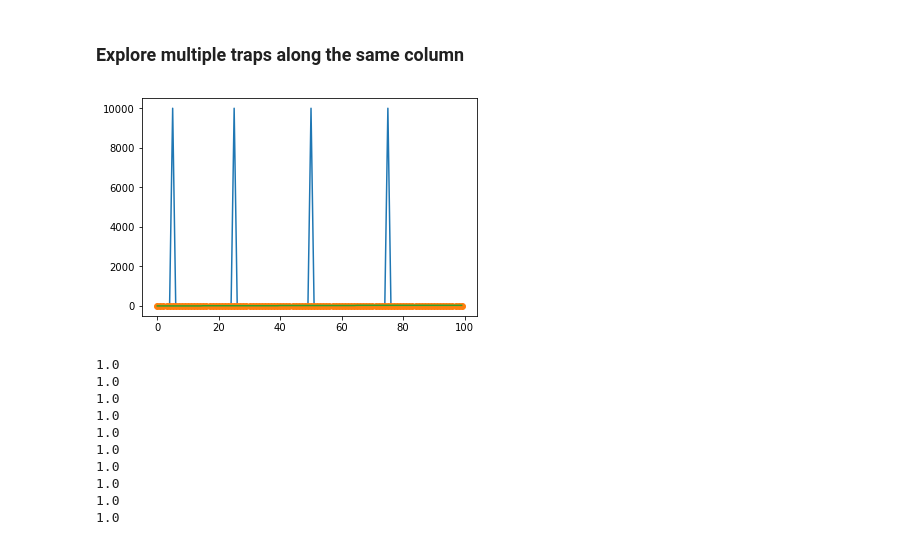
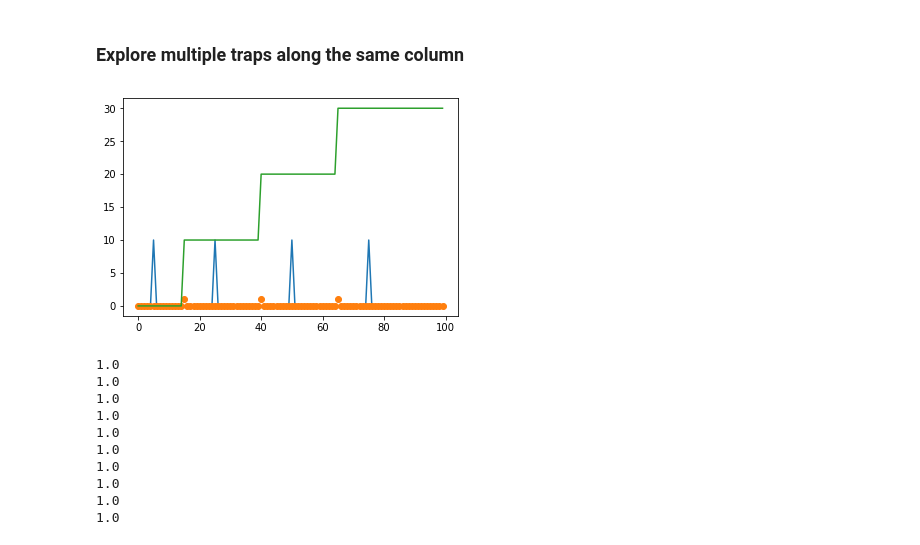
Before and after one commit to mjrfringes/crispy, a Jupyter notebook: docs/source/notebooks/TrapsExperiments.ipynb, the cells around one changed output. Saved outputs shown, nothing was run; the diff lists cells and outputs as text; code cells hidden in the pictures.

```diff
--- a/docs/source/notebooks/TrapsExperiments.ipynb
+++ b/docs/source/notebooks/TrapsExperiments.ipynb
@@ -110,24 +110,24 @@ ValueError: operands could not be broadcast together with shapes (10,) (10,50) (
 ### Explore multiple traps along the same column
 # %%
 fakecolumn = np.zeros(100)
-flux = 10000
+flux = 10
 fakecolumn[5] = flux
 fakecolumn[25] = flux
 fakecolumn[50] = flux
 fakecolumn[75] = flux
 traps = np.zeros(100)
 traps[65] = 1
 traps[40] = 1
 traps[15] = 1
 xarray = np.arange(len(fakecolumn))
 plt.plot(xarray,fakecolumn)
 plt.plot(xarray,traps,'o')
 # how many traps are between a pixel and the register?
 ntraps = np.cumsum(traps)
 plt.plot(xarray,10*ntraps)
 plt.show()
 # %% [output]
-[figure, old version]
+[figure, new version]
 # %%
 final = np.zeros(150)
 kernel = np.zeros((10,50))
```
Also changed, not shown: parts of 3 cells of this notebook, 4 other files.
